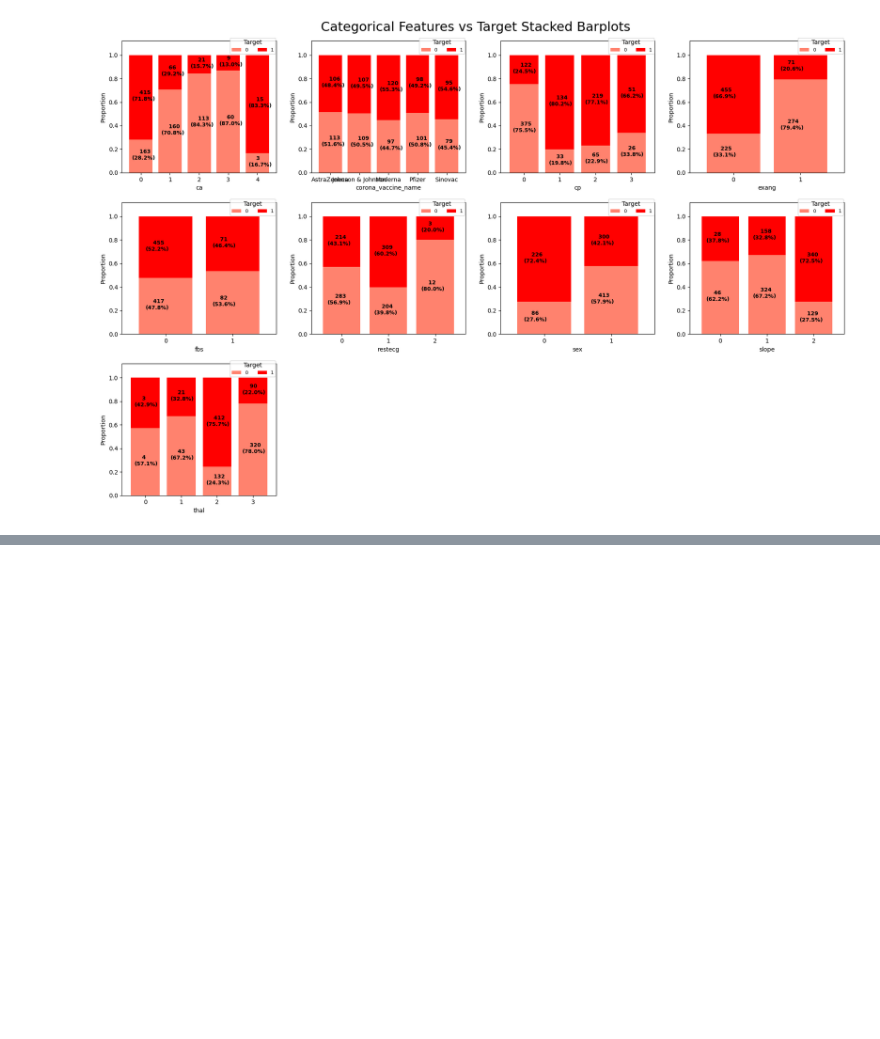
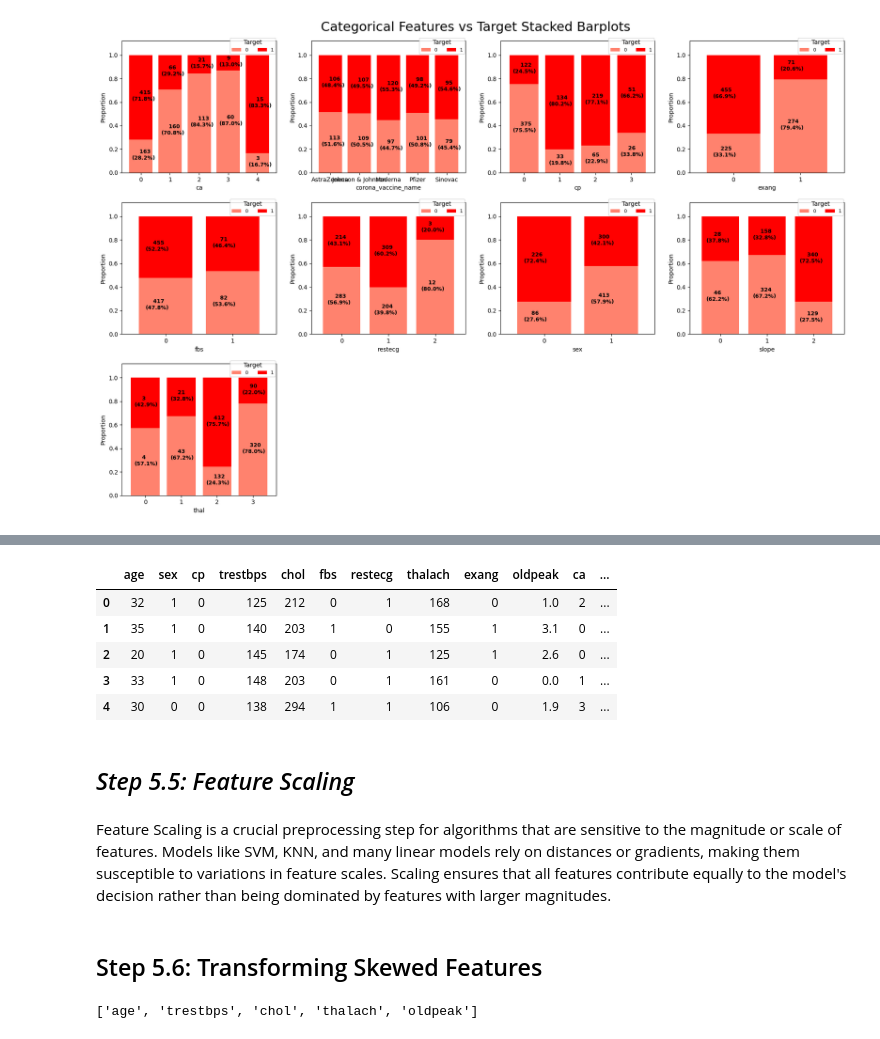
Before and after one commit to Mihishi/sca-supervised-prediction-model, a Jupyter notebook: sudden_cardiac_arrest.ipynb, the cells around one changed output, grey strips where cells are left out. Drawn from its saved outputs; the diff is of its cells as text; code cells hidden in the pictures; blank space fills up the shorter version.

Commit message:
Data Preprocessing done

```diff
--- a/sudden_cardiac_arrest.ipynb
+++ b/sudden_cardiac_arrest.ipynb
@@ -324,0 +384,18 @@ plt.show()
+# %%
+from sklearn.preprocessing import LabelEncoder
+
+# Implementing one-hot encoding on the specified categorical features
+df_encoded = pd.get_dummies(sca_df, columns=['slope'], drop_first=True)
+
+# Apply Label Encoding to 'corona_vaccine_name'
+le = LabelEncoder()
+df_encoded['corona_vaccine_name'] = le.fit_transform(df_encoded['corona_vaccine_name'].astype(str))
+print(df_encoded[['corona_vaccine_name']].head())
+
+
+# Convert the rest of the categorical variables that don't need one-hot encoding to integer data type
+features_to_convert = ['sex', 'cp', 'fbs', 'restecg', 'exang', 'ca', 'thal', 'target']
+for feature in features_to_convert:
+    df_encoded[feature] = df_encoded[feature].astype(int)
+
+df_encoded.dtypes
@@ -324,0 +427,16 @@ plt.show()
+# %%
+# Displaying the resulting DataFrame after one-hot encoding
+df_encoded.head()
+# %% [output]
+|  | age | sex | cp | trestbps | chol | fbs | restecg | thalach | exang | oldpeak | ca | ... |
+| 0 | 32 | 1 | 0 | 125 | 212 | 0 | 1 | 168 | 0 | 1.0 | 2 | ... |
+| 1 | 35 | 1 | 0 | 140 | 203 | 1 | 0 | 155 | 1 | 3.1 | 0 | ... |
+| 2 | 20 | 1 | 0 | 145 | 174 | 0 | 1 | 125 | 1 | 2.6 | 0 | ... |
+| 3 | 33 | 1 | 0 | 148 | 203 | 0 | 1 | 161 | 0 | 0.0 | 1 | ... |
+| 4 | 30 | 0 | 0 | 138 | 294 | 1 | 1 | 106 | 0 | 1.9 | 3 | ... |
+# %% [markdown]
+## *Step 5.5: Feature Scaling*
+# %% [markdown]
+Feature Scaling is a crucial preprocessing step for algorithms that are sensitive to the magnitude or scale of features. Models like SVM, KNN, and many linear models rely on distances or gradients, making them susceptible to variations in feature scales. Scaling ensures that all features contribute equally to the model's decision rather than being dominated by features with larger magnitudes.
+# %% [markdown]
+## Step 5.6: Transforming Skewed Features
@@ -324,0 +450,4 @@ plt.show()
+# %%
+continuous_features
+# %% [output]
+['age', 'trestbps', 'chol', 'thalach', 'oldpeak']
```
Also changed, not shown: parts of 15 cells of this notebook.
